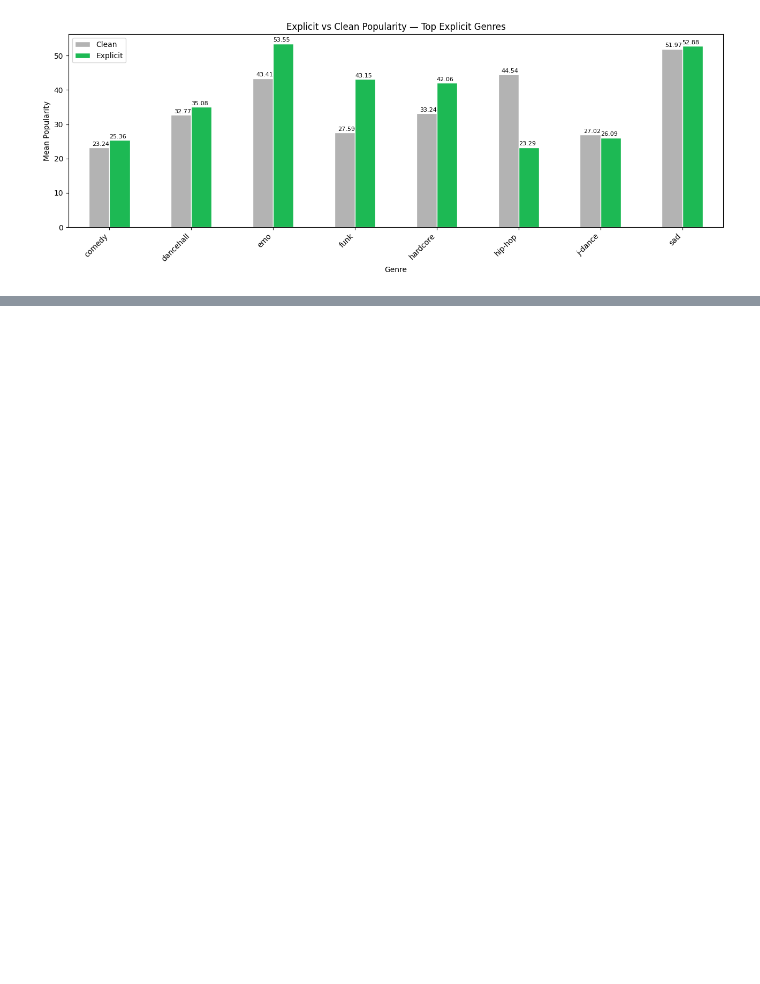
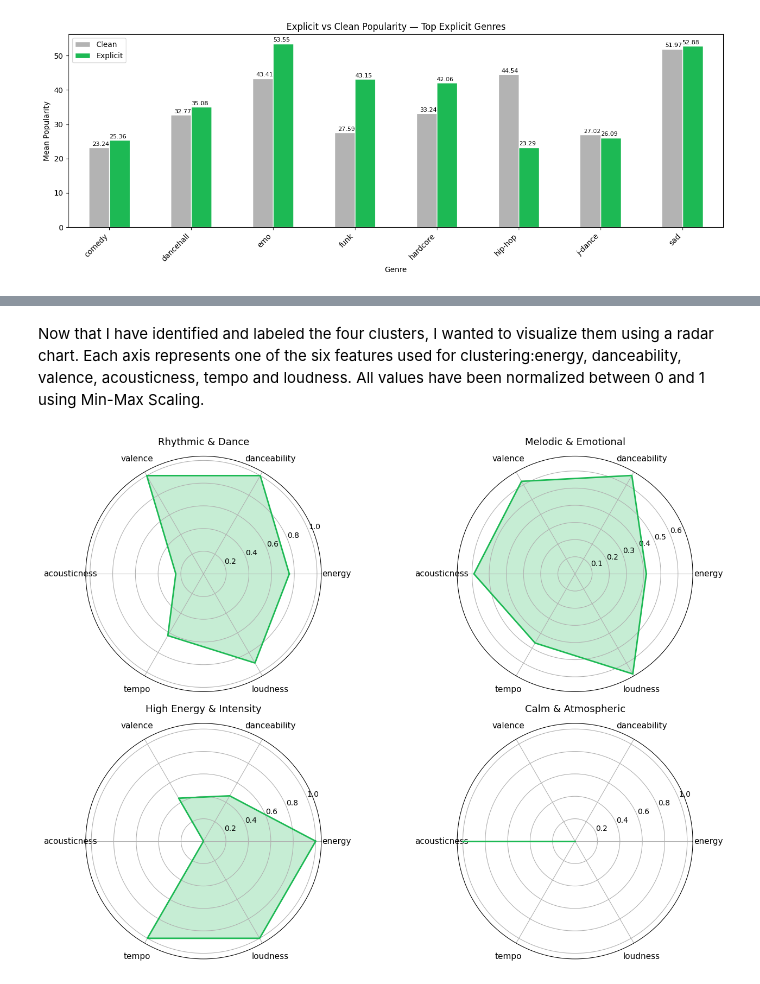
Before and after one commit to TortorelliRocco/Spotify_Analysis, a Jupyter notebook: SpotifyProject.ipynb, the cells around one changed output, grey strips where cells are left out. Drawn from its saved outputs; the diff is of its cells as text; code cells hidden in the pictures; blank space fills up the shorter version.

```diff
--- a/SpotifyProject.ipynb
+++ b/SpotifyProject.ipynb
@@ -395,0 +431,17 @@ Then there's sad genre that confirms what we saw throughout this analysis, it's
+# %%
+km = KMeans(n_clusters=4, random_state=42, n_init=10)
+genre_features['cluster'] = km.fit_predict(genre_scaled)
+
+for i in range(4):
+    print(f"\nCluster {i}:")
+    print(genre_features[genre_features['cluster'] == i].index.tolist())
+
+
+cluster_names = {
+    0: 'Rhythmic & Dance',
+    1: 'Melodic & Emotional',
+    2: 'High Energy & Intensity',
+    3: 'Calm & Atmospheric'
+}
+
+genre_features['cluster_name'] = genre_features['cluster'].map(cluster_names)
@@ -395,0 +472,34 @@ Then there's sad genre that confirms what we saw throughout this analysis, it's
+# %% [markdown]
+Now that I have identified and labeled the four clusters, I wanted to visualize them using a radar chart.
+Each axis represents one of the six features
+used for clustering:energy, danceability, valence, acousticness, tempo and loudness.
+All values have been normalized between 0 and 1 using Min-Max Scaling.
+# %%
+features = ['energy', 'danceability', 'valence', 'acousticness', 'tempo', 'loudness']
+cluster_means = genre_features.groupby('cluster_name')[features].mean()
+
+cluster_means_normalized = (cluster_means - cluster_means.min()) / (cluster_means.max() - cluster_means.min())
+
+fig = plt.figure(figsize=(14, 10))
+
+angles = np.linspace(0, 2 * np.pi, len(features), endpoint=False).tolist()
+angles += angles[:1]
+
+
+for i, (cluster_num, cluster_name) in enumerate(cluster_names.items()):
+    ax = fig.add_subplot(2, 2, i+1, polar=True)
+
+    values = cluster_means_normalized.loc[cluster_name].tolist()
+    values += values[:1]
+
+    ax.plot(angles, values, color='#1DB954', linewidth=2)
+    ax.fill(angles, values, color='#1DB954', alpha=0.25)
+    ax.set_xticks(angles[:-1])
+    ax.set_xticklabels(features, size=11)
+    ax.tick_params(pad=10)
+    ax.set_title(cluster_name, size=13, pad=15)
+
+plt.tight_layout()
+plt.show()
+# %% [output]
+[figure, added]
```
Also changed, not shown: parts of 15 cells of this notebook.
